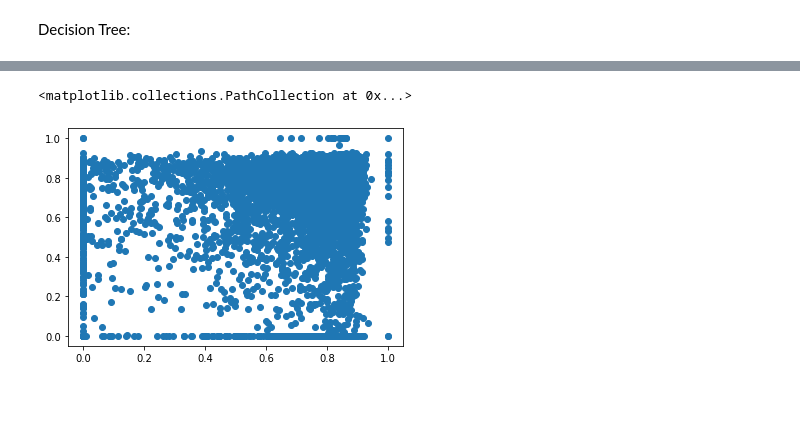
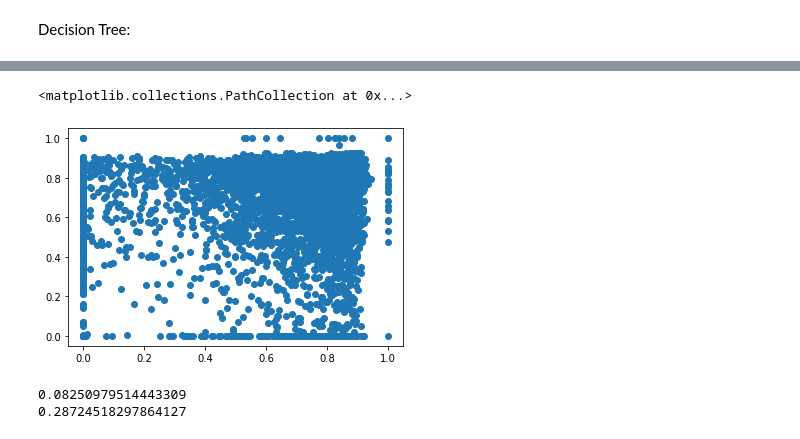
Before and after one commit to tztrz/MSc-Proj, a Jupyter notebook: UKBMS_HADUK_Model.ipynb, the cells around one changed output, grey strips where cells are left out. Cells and saved outputs as stored; diff of their text form; code cells hidden in the pictures; blank space fills up the shorter version.

Commit message:
Regression tree hyperparameter tuning

```diff
--- a/UKBMS_HADUK_Model.ipynb
+++ b/UKBMS_HADUK_Model.ipynb
@@ -101,0 +110,6 @@ print(np.sqrt(mse3))
+# %%
+# #decision tree hyperparameter tuning
+reg = ExtraTreesRegressor()
+reg.fit(x_train3,y_train3)
+feat_importances = pd.Series(reg.feature_importances_,index=x_train3.columns)
+feat_importances.plot(kind='barh') #finding which features are most important for the model
@@ -101,0 +119,3 @@ print(np.sqrt(mse3))
+# %%
+model4_tree = tree.DecisionTreeRegressor()
+model4_tree.fit(x_train3,y_train3)
@@ -101,0 +124,5 @@ print(np.sqrt(mse3))
+# %%
+preds4 = model4_tree.predict(x_test3)
+# %%
+y_test3 = y_test3.squeeze()
+sns.displot(y_test3-preds4)
@@ -102,5 +132,5 @@ print(np.sqrt(mse3))
 # %%
-plt.scatter(y_test3,preds3)
+plt.scatter(y_test3,preds4)
 # %% [output]
 <matplotlib.collections.PathCollection at 0x...>
-[figure, old version]
+[figure, new version]
@@ -110,0 +137,7 @@ plt.scatter(y_test3,preds3)
+# %%
+mse3 = metrics.mean_squared_error(y_test3,preds4)
+print(mse3)
+print(np.sqrt(mse3))
+# %% [output]
+0.08250979514443309
+0.28724518297864127
```
Also changed, not shown: parts of 20 cells of this notebook.
